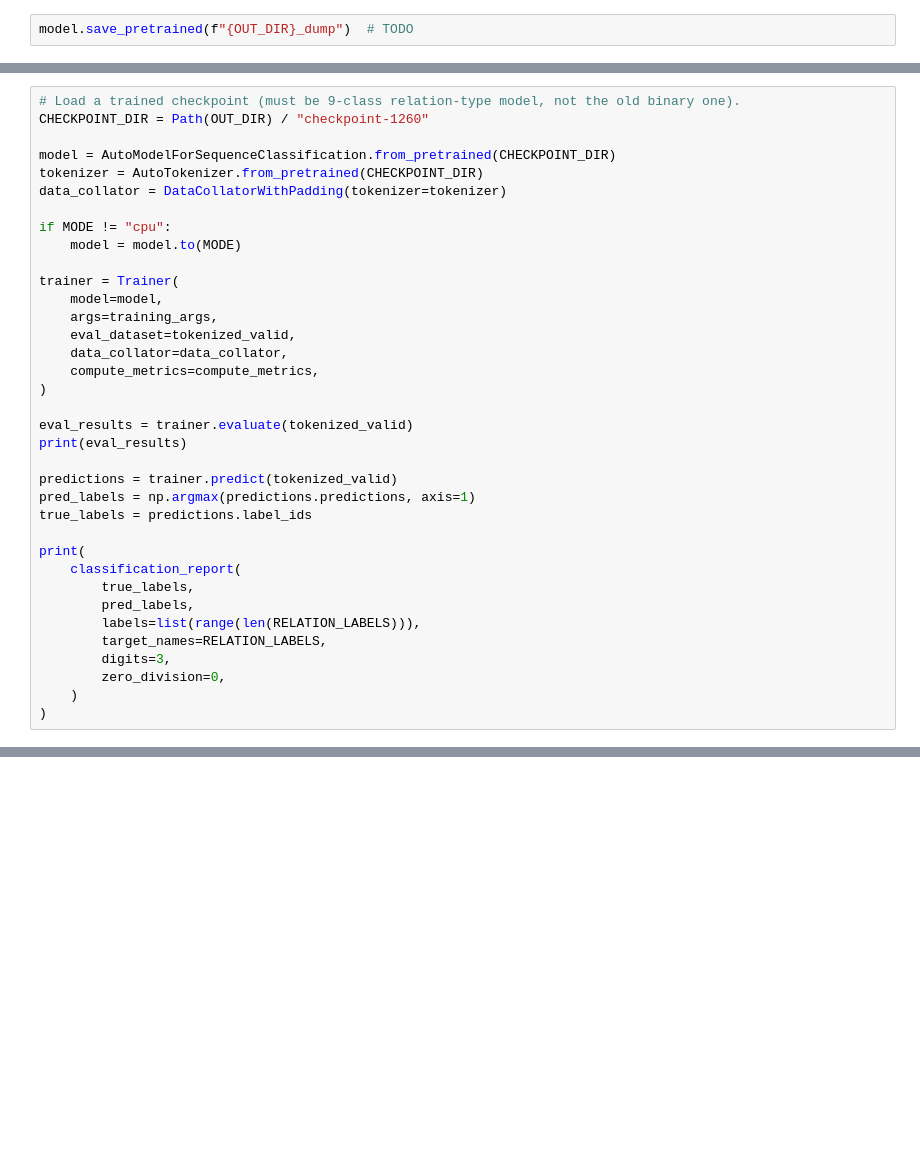
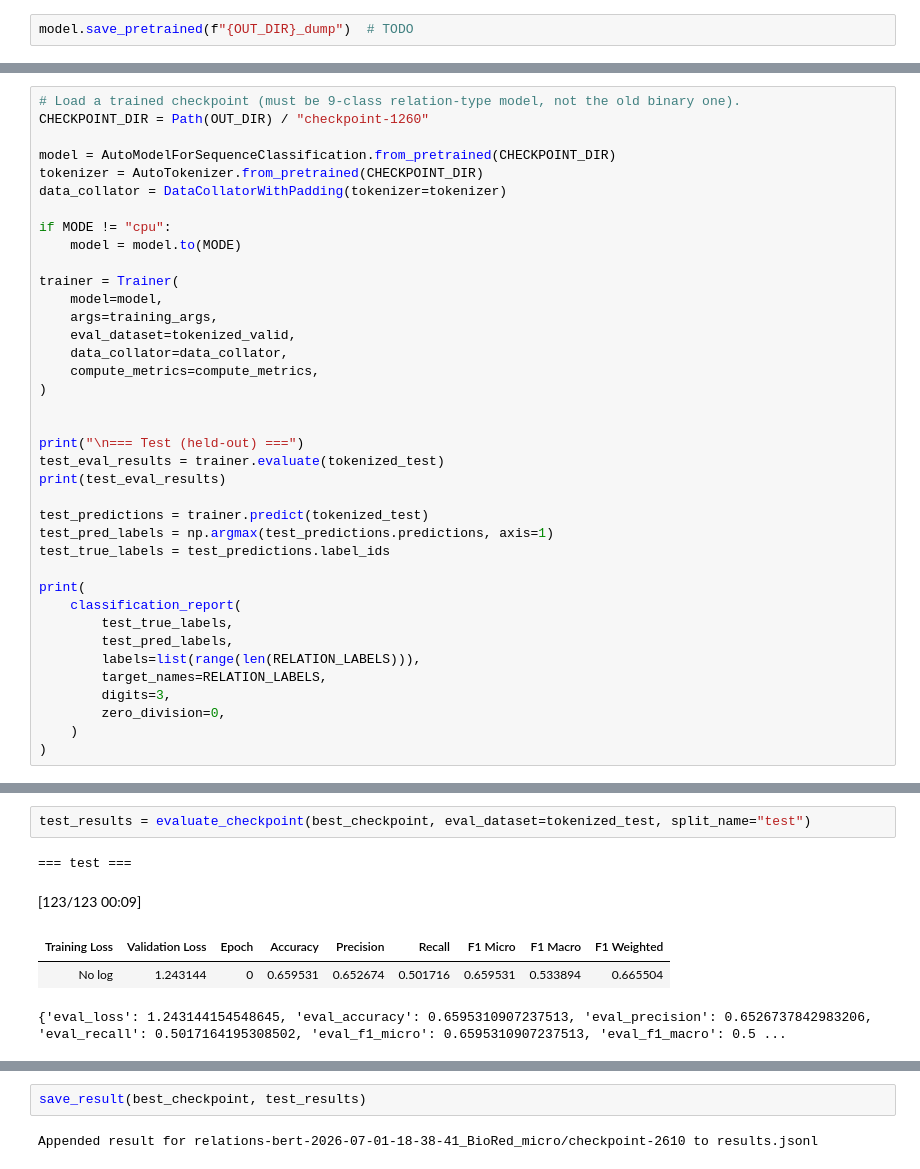
Before and after one commit to FMLabonte/LLMs_for_NEL, a Jupyter notebook: finetuning/finetuning_pubmedbert.ipynb, the cells around one changed output, grey strips where cells are left out. Cells and saved outputs as stored; diff of their text form; blank space fills up the shorter version.

```diff
--- a/finetuning/finetuning_pubmedbert.ipynb
+++ b/finetuning/finetuning_pubmedbert.ipynb
@@ -404,17 +566,19 @@ trainer = Trainer(
     compute_metrics=compute_metrics,
 )
 
-eval_results = trainer.evaluate(tokenized_valid)
-print(eval_results)
 
-predictions = trainer.predict(tokenized_valid)
-pred_labels = np.argmax(predictions.predictions, axis=1)
-true_labels = predictions.label_ids
+print("\n=== Test (held-out) ===")
+test_eval_results = trainer.evaluate(tokenized_test)
+print(test_eval_results)
+
+test_predictions = trainer.predict(tokenized_test)
+test_pred_labels = np.argmax(test_predictions.predictions, axis=1)
+test_true_labels = test_predictions.label_ids
 
 print(
     classification_report(
-        true_labels,
-        pred_labels,
+        test_true_labels,
+        test_pred_labels,
         labels=list(range(len(RELATION_LABELS))),
         target_names=RELATION_LABELS,
         digits=3,
@@ -459,0 +753,8 @@ If this is a private repository, make sure to pass a token having permission to
+# %%
+test_results = evaluate_checkpoint(best_checkpoint, eval_dataset=tokenized_test, split_name="test")
+# %% [output]
+=== test ===
+[123/123 00:09]
+| Training Loss | Validation Loss | Epoch | Accuracy | Precision | Recall | F1 Micro | F1 Macro | F1 Weighted |
+| No log | 1.243144 | 0 | 0.659531 | 0.652674 | 0.501716 | 0.659531 | 0.533894 | 0.665504 |
+{'eval_loss': 1.243144154548645, 'eval_accuracy': 0.6595310907237513, 'eval_precision': 0.6526737842983206, 'eval_recall': 0.5017164195308502, 'eval_f1_micro': 0.6595310907237513, 'eval_f1_macro': 0.5 ...
@@ -459,0 +777,4 @@ If this is a private repository, make sure to pass a token having permission to
+# %%
+save_result(best_checkpoint, test_results)
+# %% [output]
+Appended result for relations-bert-2026-07-01-18-38-41_BioRed_micro/checkpoint-2610 to results.jsonl
```
Also changed, not shown: parts of 26 cells of this notebook.
